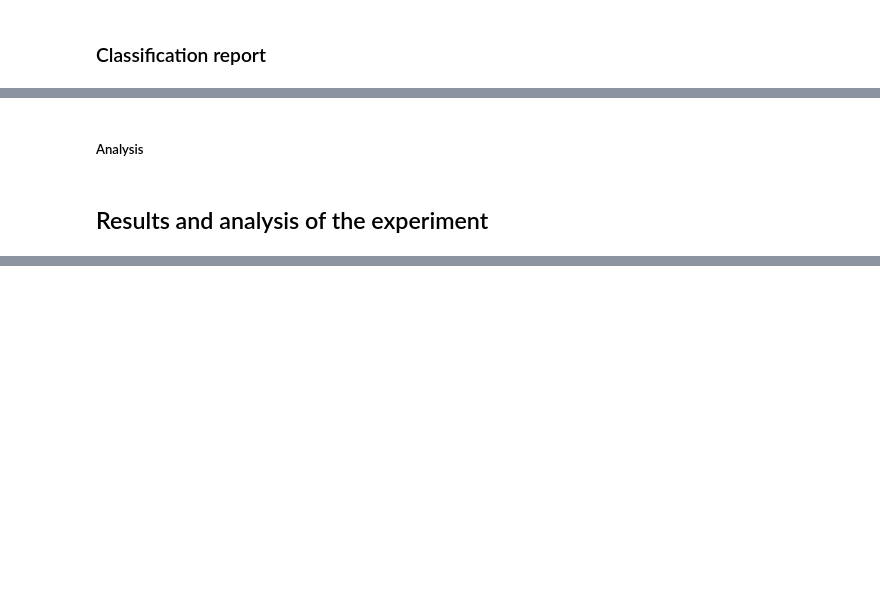
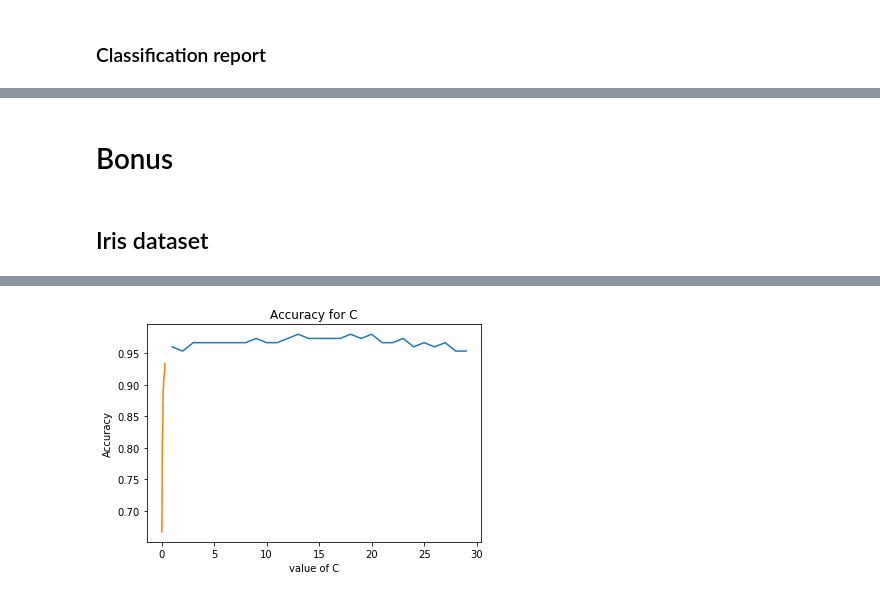
Before and after one commit to veragrosskop/Machine-Learning, a Jupyter notebook: gradedAss2-1.ipynb, the cells around one changed output, grey strips where cells are left out. Drawn from its saved outputs; the diff is of its cells as text; code cells hidden in the pictures; blank space fills up the shorter version.

```diff
--- a/gradedAss2-1.ipynb
+++ b/gradedAss2-1.ipynb
@@ -246,4 +281,68 @@ K Nearest Neighbors:
 # %% [markdown]
-##### Analysis
+# Bonus
-# %% [markdown]
-## Results and analysis of the experiment
+# %% [markdown]
+## Iris dataset
+# %%
+#DEFAULT SETTINGS
+lrcv10_i = cv_10f(lr, 1)
+knncv10_i = cv_10f(knn, 1)
+
+#OPTIMIZATION OF PARAMETERS
+k_list_i = []
+for k in K:
+    knn = KNeighborsClassifier(n_neighbors = k)      #initiate function with new parameter k
+    k_list_i.append(cv_10f(knn,1)[1])                #save average 10-fold cv value for that k
+optk_i = start+(k_list_i.index(max(k_list_i)))       #calculate optimal k
+
+l_list_i = []
+start_i = 0.01
+end_i = 0.3
+steps_i = 50
+L_i = np.linspace(start_i, end_i, num=steps_i) #range of C's we want to test for optimalization
+for l in L_i:
+    lr = LogisticRegression(C = l)                   #initiate function with new parameter C
+    l_list_i.append(cv_10f(lr,1)[1])                 #save average 10-fold cv value for that C
+stepsize_i = (end_i-start_i)/steps_i                         #calculates the stepsize in the range
+optC_i = 0.01+(l_list_i.index(max(l_list_i)))*stepsize #calculate optimal C
+
+#plot the accuracy values for differen k values
+plt.title("Accuracy for k")
+plt.ylabel("Accuracy")
+plt.xlabel("value of k")
+plt.plot(K,k_list_i)
+print("The highest accuracy rate:",max(k_list_i),"is achieved with k =",optk_i) #reports optimal k
+
+#plot the accuracy values for differen C values
+plt.title("Accuracy for C")
+plt.ylabel("Accuracy")
+plt.xlabel("value of C")
+plt.plot(L_i,l_list_i)
+print("The highest accuracy rate:",max(l_list_i),"is achieved with C =",optC_i, ', so lambda = ',1/optC_i)
+
+#OPTIMIZED FUNCTIONS
+#Logistic Regression with optimal C
+optimized_lr_i = LogisticRegression(C = optC_i)              #optimized function for linear regression
+opt_lrcv10_i = cv_10f(optimized_lr_i,1)                        #optimized 10-fold cross validation
+#Nearest Neighbors Classification with optimal k
+optimized_knn_i = KNeighborsClassifier(n_neighbors = 12) #optimized function for k nearest neighbors
+opt_knncv10_i = cv_10f(optimized_knn_i,1)                      #optimized 10-fold cross validation
+
+print("Logistic Regression: \n default parameters:\n   average cv:",lrcv10_i[1],"\n   standard deviation:",lrcv10_i[2],"\n function with C =", optC_i,":\n   average cv:",opt_lrcv10_i[1],"\n   standard deviation:",opt_lrcv10_i[2])
+print("\nK Nearest Neighbors Classification: \n default parameters:\n   average cv:",knncv10_i[1],"\n   standard deviation:",knncv10_i[2],"\n function with k =", optk_i,":\n   average cv:",opt_knncv10_i[1],"\n   standard deviation:",opt_knncv10_i[2])
+
+#CLASSIFICATION REPORTS
+#predict labels with the optimized function
+lry_predict_i = lr.fit(X_test_iris, y_test_iris).predict(X_test_iris) #Logistic Regression with default C
+knny_predict_i = knn.fit(X_test_iris, y_test_iris).predict(X_test_iris) #Nearest Neighbors Classification with default k
+
+#CONFUSION MATRIX
+target_names_i = iris.target_names
+lr_cm_i = confusion_matrix(y_test_iris, lry_predict_i)   #linear regression confusion matrix
+knn_cm_i = confusion_matrix(y_test_iris, knny_predict_i) #nearest neighbors confusion matrix
+
+print("\nLogistic Regression Classification Report:\n",classification_report(y_test_iris, lry_predict_i, target_names=target_names_i))
+print("K Nearest Neighbors Classification Report:\n", classification_report(y_test_iris, knny_predict_i, target_names=target_names_i))
+
+print("Logistic Regression: \n",lr_cm_i)
+print("K Nearest Neighbors: \n",knn_cm_i)
+# %% [output]
@@ -249,0 +366 @@ K Nearest Neighbors:
+[figure, added]
```
Also changed, not shown: parts of 25 cells of this notebook.
